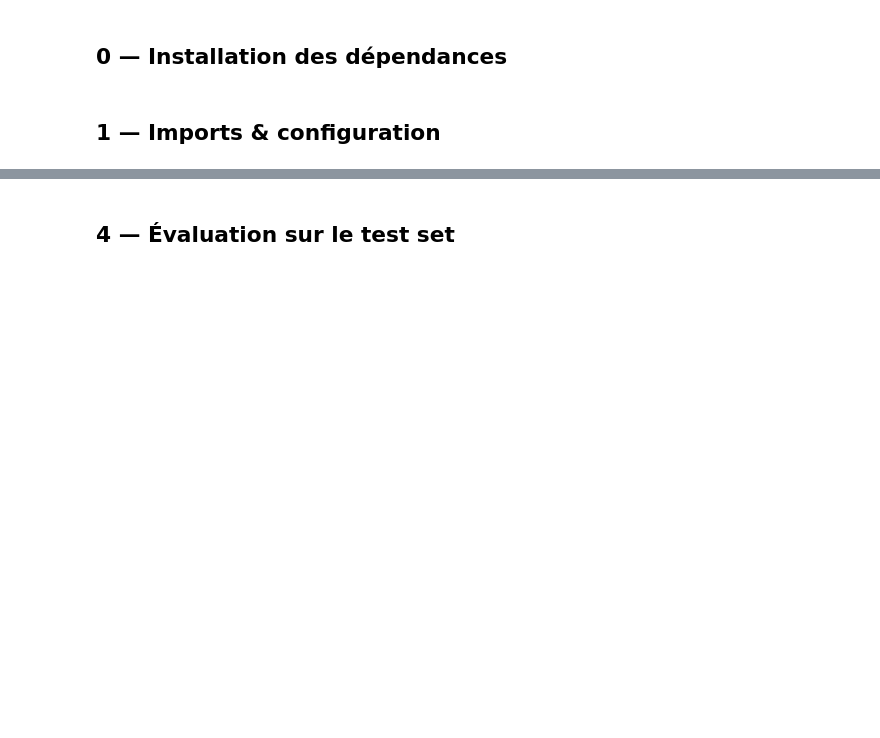
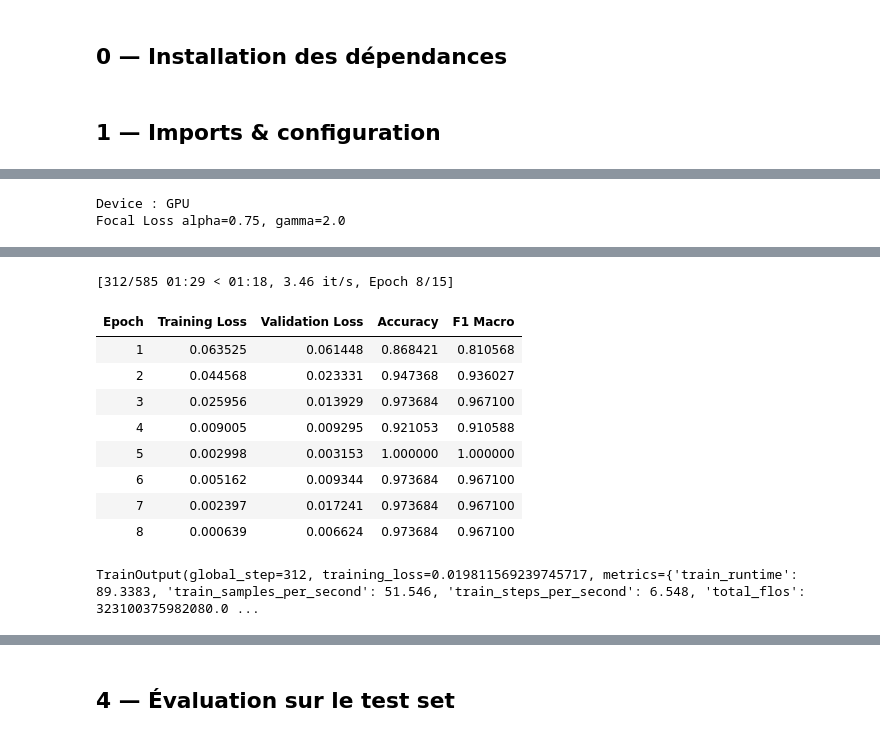
Before and after one commit to LACHQER-Wiam/Named_Entity_Extraction_Archelec_Corpus, a Jupyter notebook: projet_archelec/notebooks/sentiment_classification.ipynb, the cells around one changed output, grey strips where cells are left out. Cells and saved outputs as stored; diff of their text form; code cells hidden in the pictures; blank space fills up the shorter version.

```diff
--- a/projet_archelec/notebooks/sentiment_classification.ipynb
+++ b/projet_archelec/notebooks/sentiment_classification.ipynb
@@ -154,63 +147,64 @@ Datasets créés.
 # %%
-# ── Class weights pour le déséquilibre positif/négatif ───────────────────────
-raw_weights = compute_class_weight(
-    class_weight="balanced",
-    classes=np.array([0, 1]),
-    y=np.array(y_train),
+import torch
+import torch.nn.functional as F
+from transformers import (
+    CamembertForSequenceClassification,
+    Trainer, TrainingArguments, EarlyStoppingCallback,
 )
-class_weights = torch.tensor(raw_weights, dtype=torch.float)
-print(f"Class weights : négatif={raw_weights[0]:.2f}  positif={raw_weights[1]:.2f}")
+from sklearn.metrics import accuracy_score, f1_score
 
-# ── Modèle ────────────────────────────────────────────────────────────────────
-model_ft = CamembertForSequenceClassification.from_pretrained(
-    "camembert-base",
-    num_labels=2,
-    id2label=ID2LABEL,
-    label2id=LABEL_MAP,
-)
+# ── Focal Loss ────────────────────────────────────────────────────────────────
+def focal_loss(logits, labels, alpha=0.75, gamma=2.0):
+    ce      = F.cross_entropy(logits, labels, reduction='none')
+    pt      = torch.exp(-ce)
+    alpha_t = torch.where(labels == 0,
+                          torch.tensor(alpha,     device=logits.device),
+                          torch.tensor(1 - alpha, device=logits.device))
+    return (alpha_t * (1 - pt) ** gamma * ce).mean()
 
-# Trainer custom pour injecter les class weights dans la loss
-class WeightedTrainer(Trainer):
+class FocalLossTrainer(Trainer):
     def compute_loss(self, model, inputs, return_outputs=False, **kwargs):
-        labels = inputs.pop("labels")
+        labels  = inputs.pop('labels')
         outputs = model(**inputs)
-        logits  = outputs.logits
-        loss_fn = torch.nn.CrossEntropyLoss(
-            weight=class_weights.to(logits.device)
-        )
-        loss = loss_fn(logits, labels)
+        loss    = focal_loss(outputs.logits, labels)
         return (loss, outputs) if return_outputs else loss
 
 def compute_metrics(eval_pred):
     logits, labels = eval_pred
     preds = np.argmax(logits, axis=-1)
     return {
-        "accuracy": float(accuracy_score(labels, preds)),
-        "f1_macro": float(f1_score(labels, preds, average="macro", zero_division=0)),
+        'accuracy': float(accuracy_score(labels, preds)),
+        'f1_macro': float(f1_score(labels, preds, average='macro', zero_division=0)),
     }
 
 use_gpu = torch.cuda.is_available()
-print(f"Device : {'GPU' if use_gpu else 'CPU'}")
+print(f'Device : {"GPU" if use_gpu else "CPU"}')
+print('Focal Loss alpha=0.75, gamma=2.0')
+
+model_ft = CamembertForSequenceClassification.from_pretrained(
+    'camembert-base', num_labels=2, id2label=ID2LABEL, label2id=LABEL_MAP,
+)
 
 training_args = TrainingArguments(
     output_dir=str(MODEL_SAVE_DIR),
-    num_train_epochs=10,
+    num_train_epochs=15,
     per_device_train_batch_size=8,
     per_device_eval_batch_size=16,
     learning_rate=2e-5,
     weight_decay=0.01,
-    eval_strategy="epoch",
-    save_strategy="epoch",
+    eval_strategy='epoch',
+    save_strategy='epoch',
     load_best_model_at_end=True,
-    metric_for_best_model="f1_macro",
+    metric_for_best_model='f1_macro',
     greater_is_better=True,
     logging_steps=10,
-    report_to="none",
+    report_to='none',
     fp16=use_gpu,
-    warmup_ratio=0.1,
+    warmup_steps=50,
+    save_total_limit=1,
 )
 
-trainer = WeightedTrainer(
+trainer = FocalLossTrainer(
     model=model_ft,
     args=training_args,
     train_dataset=train_dataset,
@@ -220,3 +214,6 @@ trainer = WeightedTrainer(
 )
 
 trainer.train()
+# %% [output]
+Device : GPU
+Focal Loss alpha=0.75, gamma=2.0
@@ -223,3 +238,14 @@ trainer.train()
+[312/585 01:29 < 01:18, 3.46 it/s, Epoch 8/15]
+| Epoch | Training Loss | Validation Loss | Accuracy | F1 Macro |
+| 1 | 0.063525 | 0.061448 | 0.868421 | 0.810568 |
+| 2 | 0.044568 | 0.023331 | 0.947368 | 0.936027 |
+| 3 | 0.025956 | 0.013929 | 0.973684 | 0.967100 |
+| 4 | 0.009005 | 0.009295 | 0.921053 | 0.910588 |
+| 5 | 0.002998 | 0.003153 | 1.000000 | 1.000000 |
+| 6 | 0.005162 | 0.009344 | 0.973684 | 0.967100 |
+| 7 | 0.002397 | 0.017241 | 0.973684 | 0.967100 |
+| 8 | 0.000639 | 0.006624 | 0.973684 | 0.967100 |
+TrainOutput(global_step=312, training_loss=0.019811569239745717, metrics={'train_runtime': 89.3383, 'train_samples_per_second': 51.546, 'train_steps_per_second': 6.548, 'total_flos': 323100375982080.0 ...
 # %%
 trainer.save_model(str(MODEL_SAVE_DIR))
 tokenizer.save_pretrained(str(MODEL_SAVE_DIR))
```
Also changed, not shown: parts of 19 cells of this notebook, 18 other files.
